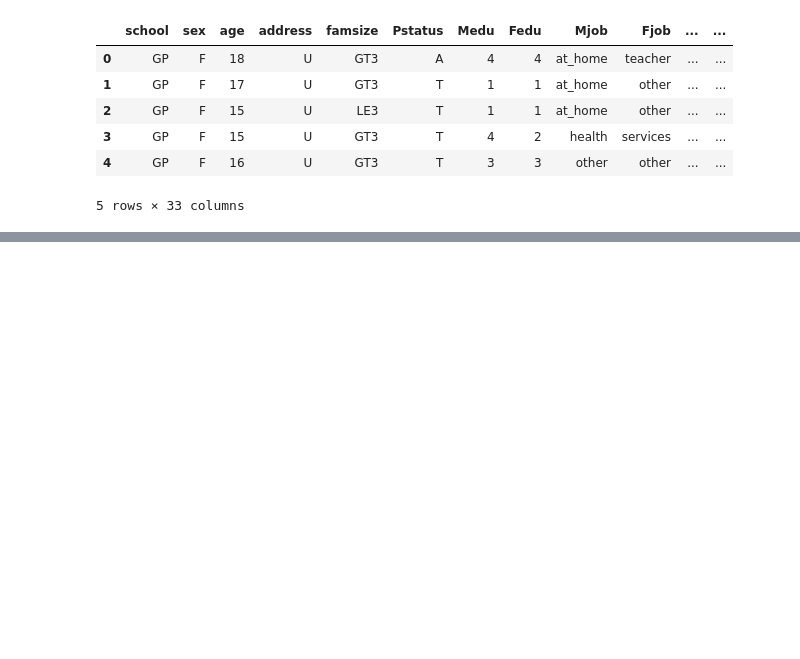
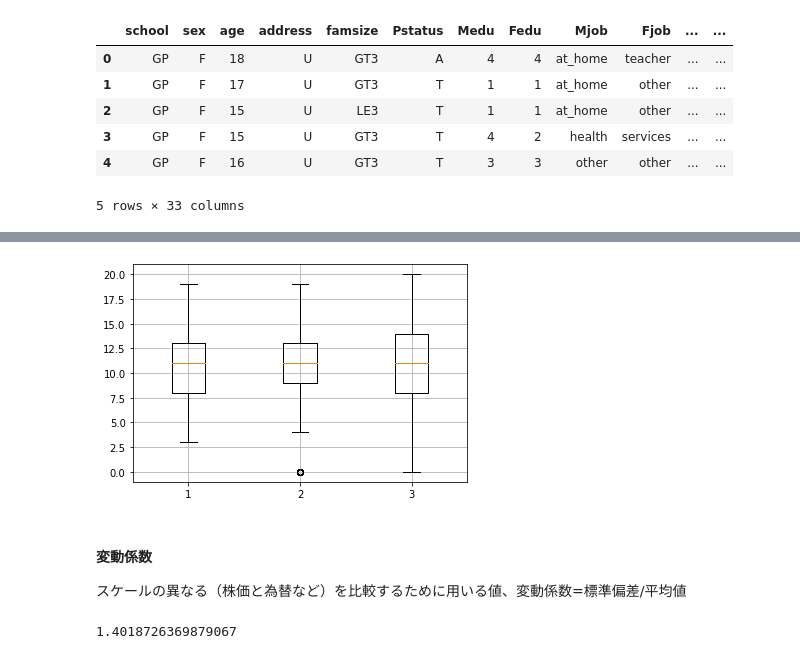
Before and after one commit to Sunao-Yoshii/StudyDocs, a Jupyter notebook: datascience/ch3/DataloadExample.ipynb, the cells around one changed output, grey strips where cells are left out. Cells and saved outputs as stored; diff of their text form; code cells hidden in the pictures; blank space fills up the shorter version.

```diff
--- a/datascience/ch3/DataloadExample.ipynb
+++ b/datascience/ch3/DataloadExample.ipynb
@@ -48,0 +252,19 @@ CSV じゃねーのかよ！？
+# %%
+# 連続的なプロットも
+plt.boxplot([
+    student_data_math['G1'],
+    student_data_math['G2'],
+    student_data_math['G3']
+])
+plt.grid(True)
+# %% [output]
+[figure, added]
+# %% [markdown]
+#### 変動係数
+
+スケールの異なる（株価と為替など）を比較するために用いる値、変動係数=標準偏差/平均値
+# %%
+# 欠席日数の変動係数は
+student_data_math['absences'].std() / student_data_math['absences'].mean()
+# %% [output]
+1.4018726369879067
```
Also changed, not shown: parts of 31 cells of this notebook, 8 other files.
